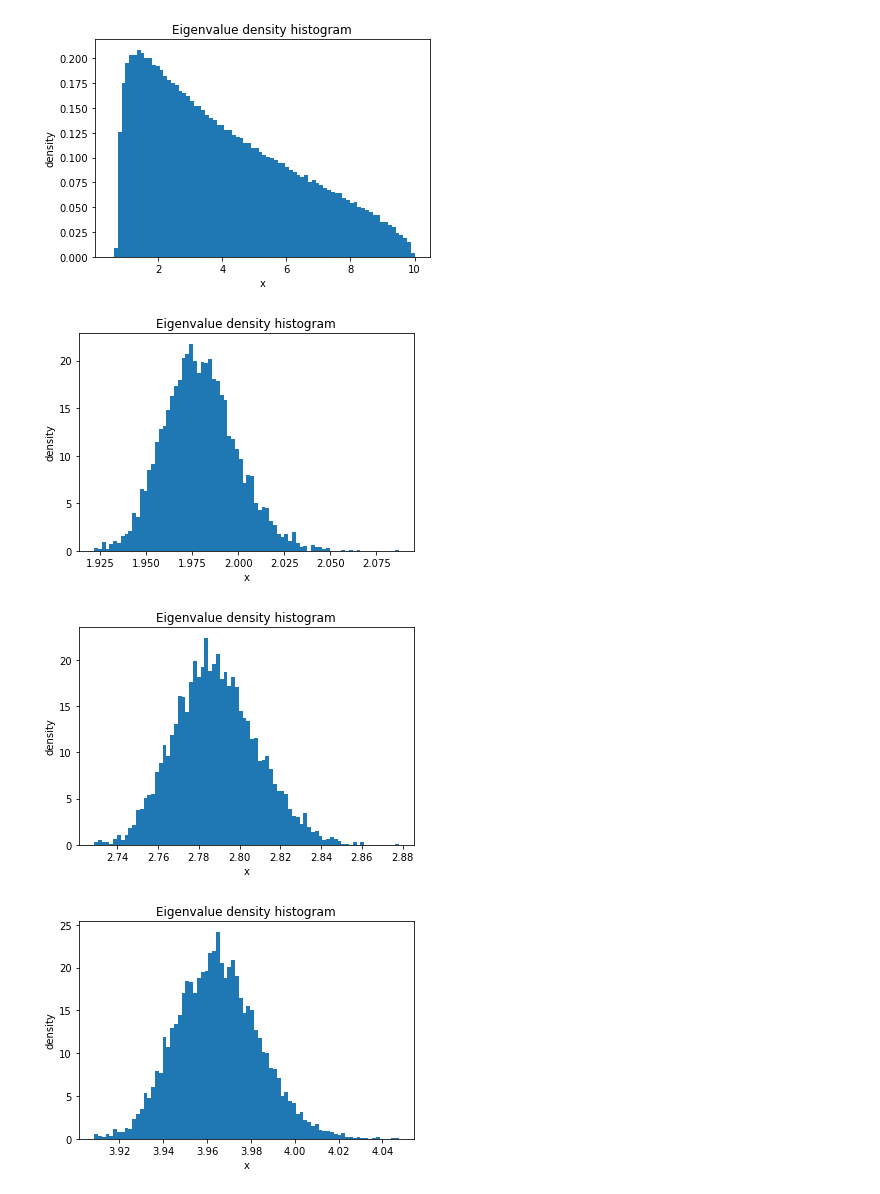
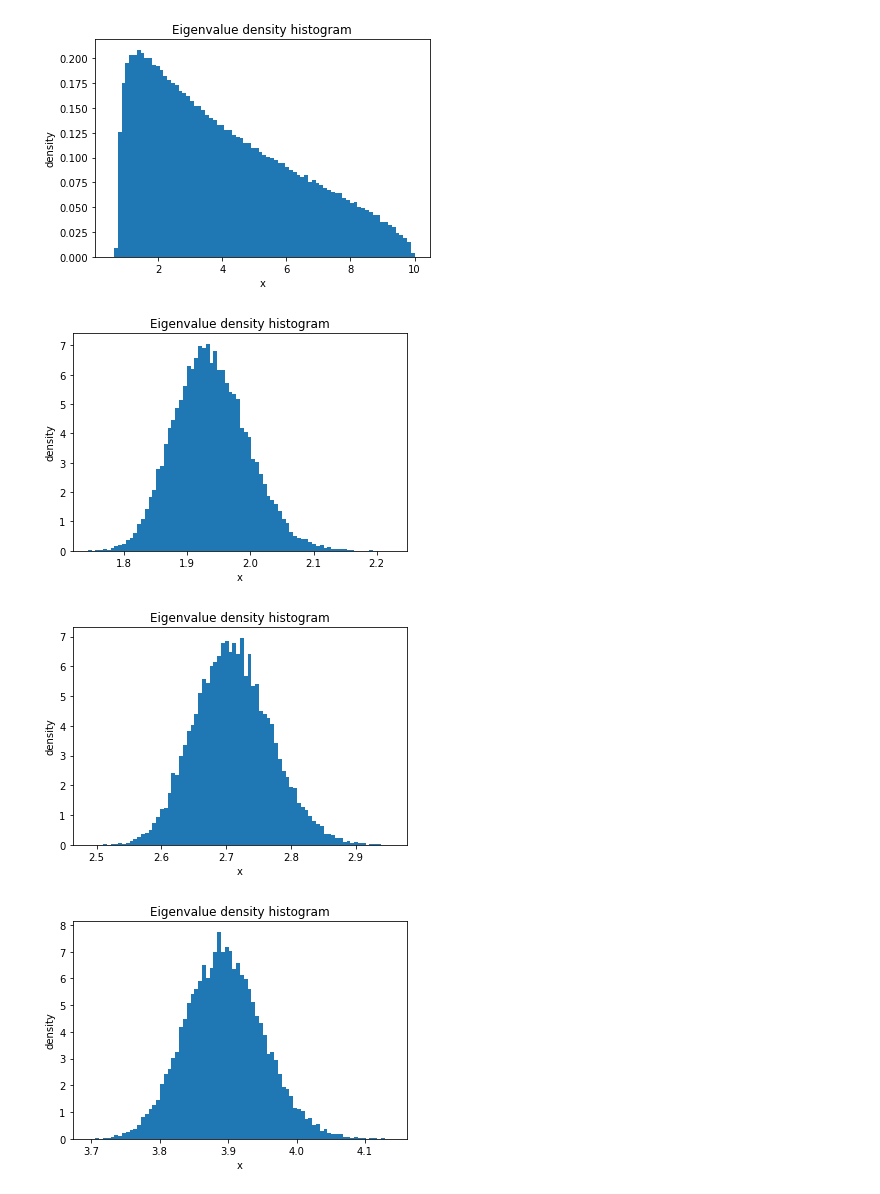
Before and after one commit to AlejandroSantorum/scikit-rmt, a Jupyter notebook: notebooks/ensemble_sims.ipynb, the cells around one changed output. Drawn from its saved outputs; the diff is of its cells as text; code cells hidden in the pictures.

Commit message:
Ensemble simulations - pretty notebook (part 1)

```diff
--- a/notebooks/ensemble_sims.ipynb
+++ b/notebooks/ensemble_sims.ipynb
@@ -127,14 +127,14 @@ marchenko_pastur_law(ensemble='wqe', p_size=5000, n_size=15000, bins=80, density
 # %% [output]
 [figure]
 # %%
-tracy_widom_law(ensemble='goe', n_size=500, times=5000, bins=80, density=True)
+tracy_widom_law(ensemble='goe', n_size=100, times=20000, bins=80, density=True)
 # %% [output]
-[figure, old version]
+[figure, new version]
 # %%
-tracy_widom_law(ensemble='gue', n_size=500, times=5000, bins=80, density=True)
+tracy_widom_law(ensemble='gue', n_size=100, times=20000, bins=80, density=True)
 # %% [output]
-[figure, old version]
+[figure, new version]
 # %%
-tracy_widom_law(ensemble='gse', n_size=500, times=5000, bins=80, density=True)
+tracy_widom_law(ensemble='gse', n_size=100, times=20000, bins=80, density=True)
 # %% [output]
-[figure, old version]
+[figure, new version]
```
Also changed, not shown: parts of 13 cells of this notebook.
